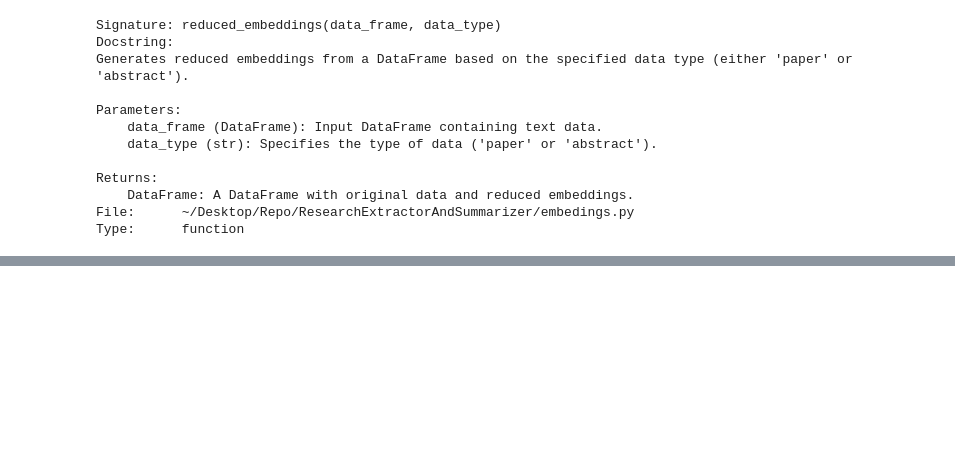
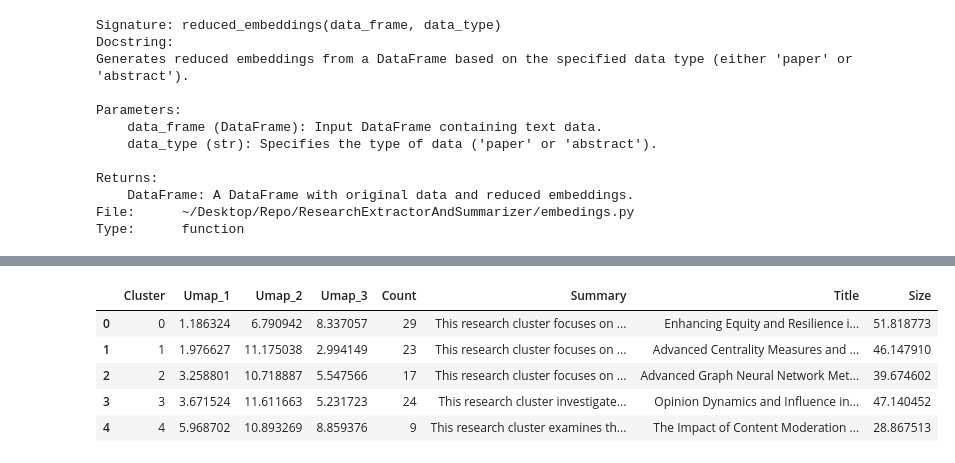
Before and after one commit to MuhammadOmarMuhdhar/ResearchExtractorAndSummarizer, a Jupyter notebook: testing.ipynb, the cells around one changed output, grey strips where cells are left out. Cells and saved outputs as stored; diff of their text form; code cells hidden in the pictures; blank space fills up the shorter version.

```diff
--- a/testing.ipynb
+++ b/testing.ipynb
@@ -176,0 +108,13 @@ fig.show()
+# %%
+
+clusters = summary_visual.clusters_with_summary(df_with_embeddings)
+# %%
+clusters['Size'] = (clusters['Count'] ** 0.5) / (clusters['Count'].max() ** 0.5) * 100
+clusters.head()
+# %% [output]
+|  | Cluster | Umap_1 | Umap_2 | Umap_3 | Count | Summary | Title | Size |
+| 0 | 0 | 1.186324 | 6.790942 | 8.337057 | 29 | This research cluster focuses on ... | Enhancing Equity and Resilience i... | 51.818773 |
+| 1 | 1 | 1.976627 | 11.175038 | 2.994149 | 23 | This research cluster focuses on ... | Advanced Centrality Measures and ... | 46.147910 |
+| 2 | 2 | 3.258801 | 10.718887 | 5.547566 | 17 | This research cluster focuses on ... | Advanced Graph Neural Network Met... | 39.674602 |
+| 3 | 3 | 3.671524 | 11.611663 | 5.231723 | 24 | This research cluster investigate... | Opinion Dynamics and Influence in... | 47.140452 |
+| 4 | 4 | 5.968702 | 10.893269 | 8.859376 | 9 | This research cluster examines th... | The Impact of Content Moderation ... | 28.867513 |
```
Also changed, not shown: parts of 16 cells of this notebook, 3 other files.
